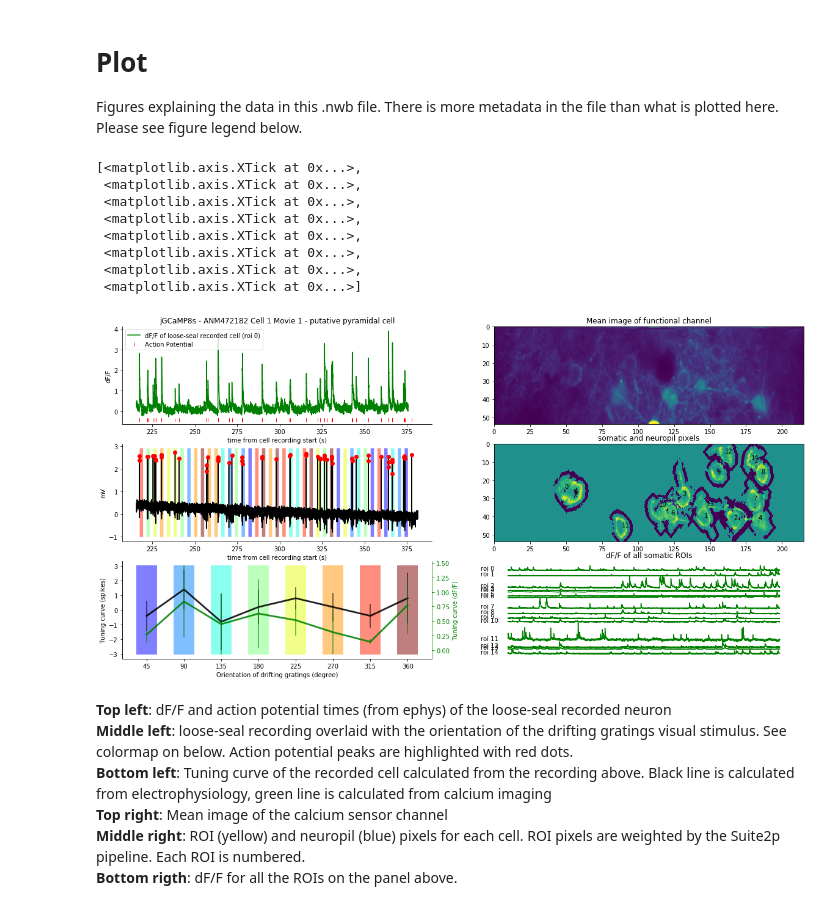
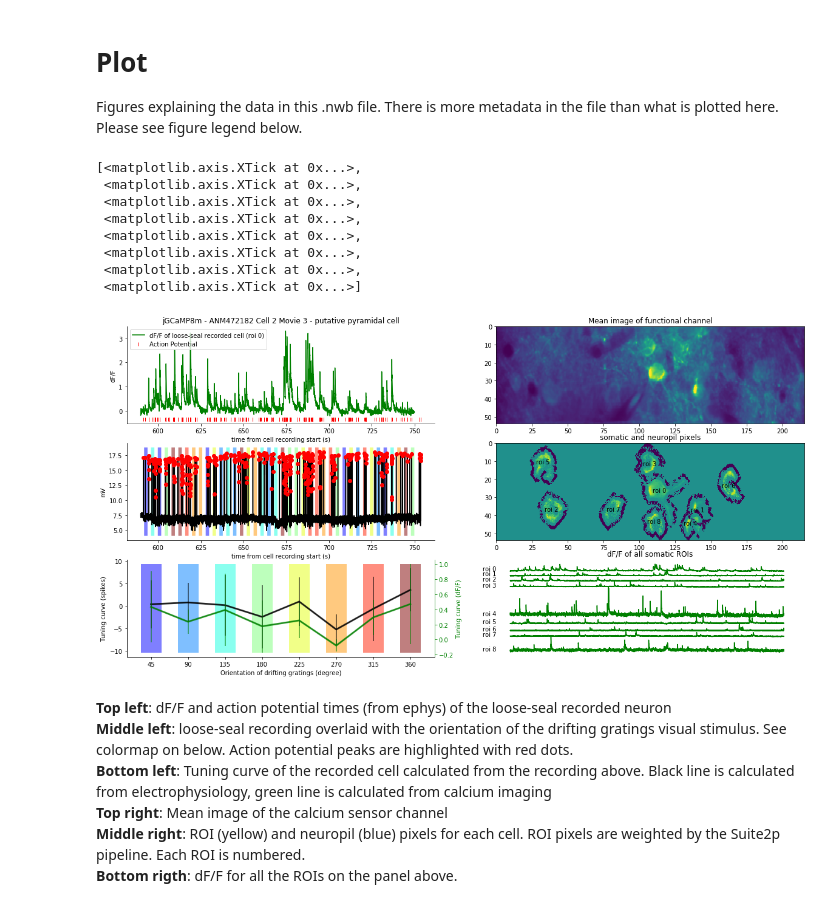
Before and after one commit to rozmar/jGCaMP8_mouse_cell_attached_pipeline, a Jupyter notebook: NWB_tutorial.ipynb, the cells around one changed output. Cells and saved outputs as stored; diff of their text form; code cells hidden in the pictures.

```diff
--- a/NWB_tutorial.ipynb
+++ b/NWB_tutorial.ipynb
@@ -110,6 +110,10 @@ The name of the sensor expressed by the recorded cell is also in the file name,
 sensor = 'jGCaMP8s' #name of the sensor in that experiment (jGCaMP8s/jGCaMP8m/jGCaMP8f/jGCaMP7f/XCaMPgf)
 subject_id = 472182 #ID of the mouse
 cell_number = 1     #ID of the cell in this subject
+
+sensor = 'jGCaMP8m' #name of the sensor in that experiment (jGCaMP8s/jGCaMP8m/jGCaMP8f/jGCaMP7f/XCaMPgf)
+subject_id = 479118 #ID of the mouse
+cell_number = 2    #ID of the cell in this subject
 
 gauss_filter_sigma = 10 #ms - only to make the final plot smoother
 
@@ -155,7 +159,7 @@ Fields:
 # Select a movie from the imaging planes.
 Available movie numbers are in the output of the cells above.
 # %%
-movie_number = 1
+movie_number = 3
 
 
 if 'Movie_{}'.format(movie_number) not in nwbfile.imaging_planes.keys():
@@ -335,22 +338,22 @@ The script below also calculates the tuning curve of the recorded neuron for thi
 angle_list = []
 apnum_list = []
 dff_list = []
-for stim_start_t_now,stim_end_t_now,a in zip(nwbfile.trials['start_time'].data[:],nwbfile.trials['stop_time'].data[:],nwbfile.trials['angle'].data[:]):
-    if stim_start_t_now>roi_time[0] and stim_start_t_now<roi_time[-1]:
-        angle_list.append(a)
-        visual_stim_ap_num = np.sum((ap_times>stim_start_t_now)&(ap_times<stim_end_t_now))
-        baseline_ap_num = np.sum((ap_times<stim_start_t_now)&(ap_times>stim_start_t_now-(stim_end_t_now-stim_start_t_now)))
-        apnum_list.append(visual_stim_ap_num-baseline_ap_num)
+needed_trials = nwbfile.trials['movie_number'].data[:] == movie_number # these are the relevant trials for this movie
+for stim_start_t_now,stim_end_t_now,a in zip(nwbfile.trials['start_time'].data[needed_trials],nwbfile.trials['stop_time'].data[needed_trials],nwbfile.trials['angle'].data[needed_trials]):
+    angle_list.append(a)
+    visual_stim_ap_num = np.sum((ap_times>stim_start_t_now)&(ap_times<stim_end_t_now))
+    baseline_ap_num = np.sum((ap_times<stim_start_t_now)&(ap_times>stim_start_t_now-(stim_end_t_now-stim_start_t_now)))
+    apnum_list.append(visual_stim_ap_num-baseline_ap_num)
 
-        stim_start_imaging = np.argmax(roi_time>stim_start_t_now)
-        if np.argmax(roi_time>stim_end_t_now)==0:
-            stim_end_imaging = len(roi_time)
-        else:
-            stim_end_imaging = np.argmax(roi_time>stim_end_t_now)
-        recorded_roi_f = f_corrected_of_recorded_cell[stim_start_imaging:stim_end_imaging]
-        recorded_roi_f0 = np.mean(f_corrected_of_recorded_cell[np.argmax(roi_time>stim_start_t_now-.7):np.argmax(roi_time>stim_start_t_now)])
-        recorded_roi_dff = (recorded_roi_f-recorded_roi_f0)/recorded_roi_f0
-        dff_list.append(np.mean(recorded_roi_dff[recorded_roi_dff>=np.percentile(recorded_roi_dff,75)]))
+    stim_start_imaging = np.argmax(roi_time>stim_start_t_now)
+    if np.argmax(roi_time>stim_end_t_now)==0:
+        stim_end_imaging = len(roi_time)
+    else:
+        stim_end_imaging = np.argmax(roi_time>stim_end_t_now)
+    recorded_roi_f = f_corrected_of_recorded_cell[stim_start_imaging:stim_end_imaging]
+    recorded_roi_f0 = np.mean(f_corrected_of_recorded_cell[np.argmax(roi_time>stim_start_t_now-.7):np.argmax(roi_time>stim_start_t_now)])
+    recorded_roi_dff = (recorded_roi_f-recorded_roi_f0)/recorded_roi_f0
+    dff_list.append(np.mean(recorded_roi_dff[recorded_roi_dff>=np.percentile(recorded_roi_dff,75)]))
 unique_angles = np.unique(angle_list)
 dff_mean_list = []
 dff_std_list = []
@@ -420,13 +423,13 @@ ax_visual_stim.spines['top'].set_visible(False)
 ax_visual_stim.spines['right'].set_visible(False)
 ax_visual_stim_dff.spines['top'].set_visible(False)
 
-ax_meanimage.imshow(mean_image_GCaMP)
-im_green = ax_meanimage.imshow(mean_image_GCaMP, extent=[0,mean_image_GCaMP.shape[1]*float(movie_pixel_size),mean_image_GCaMP.shape[0]*float(movie_pixel_size),0], aspect='auto')
+#ax_meanimage.imshow(mean_image_GCaMP)
+im_green = ax_meanimage.imshow(mean_image_GCaMP.T, extent=[0,mean_image_GCaMP.shape[0]*float(movie_pixel_size),mean_image_GCaMP.shape[1]*float(movie_pixel_size),0], aspect='auto')
 clim = np.percentile(mean_image_GCaMP.flatten(),[.1,99.9])
 im_green.set_clim(clim)
-im_rois = ax_roi_shape.imshow(roi_image, extent=[0,roi_image.shape[1]*float(movie_pixel_size),roi_image.shape[0]*float(movie_pixel_size),0], aspect='auto')
+im_rois = ax_roi_shape.imshow(roi_image.T, extent=[0,roi_image.shape[0]*float(movie_pixel_size),roi_image.shape[1]*float(movie_pixel_size),0], aspect='auto')
 for roi_i,center_idx in enumerate(roi_center_indices):
-    ax_roi_shape.text(np.median(center_idx[0])*movie_pixel_size,np.median(center_idx[1])*movie_pixel_size,'{}'.format(roi_i))
+    ax_roi_shape.text(np.median(center_idx[1])*movie_pixel_size,np.median(center_idx[0])*movie_pixel_size,'roi {}'.format(roi_i),ha="center", va="center")
 offset = 0
 for roi_i,dff in enumerate(roi_dff_list):
     offset -= np.percentile(dff,100)
@@ -448,34 +451,34 @@ for stim_start_t_now,stim_end_t_now,a in zip(nwbfile.trials['start_time'].data[:
                                     where= (ephys_time > stim_start_t_now) & (ephys_time < stim_end_t_now),
                                     facecolor=cmap(a/360), #orientation_colors[int(a/45 % 4 -1)],#
                                     alpha=0.5)
 
 
 
 ax_visual_stim.plot(unique_angles,ap_mean_list,'k-',linewidth = 3,alpha = .7)
 ax_visual_stim.errorbar(unique_angles,ap_mean_list,ap_std_list,color = 'black',alpha = .7)
 
 
 ax_visual_stim_dff.plot(unique_angles,dff_mean_list,'g-',linewidth = 3,alpha = .7)
 ax_visual_stim_dff.errorbar(unique_angles,dff_mean_list,dff_std_list,color = 'green',alpha = .7)
 
 y_limits_visual_stim = ax_visual_stim.get_ylim()
 width = 25#np.mean(np.diff(unique_angles))*.8
 for a in [45,90,135,180,225,270,315,360]:#range(0,370,10):#unique_angles:
     ax_visual_stim.bar(a,y_limits_visual_stim,width = width,color = cmap(a/360) ,alpha = .5) #cmap(a/360)  orientation_colors[int(a/45 % 4 -1)]
 
 ax_visual_stim.set_xticks(unique_angles)
 
 #io.close()
 # %% [output]
 [<matplotlib.axis.XTick at 0x...>,
  <matplotlib.axis.XTick at 0x...>,
  <matplotlib.axis.XTick at 0x...>,
  <matplotlib.axis.XTick at 0x...>,
  <matplotlib.axis.XTick at 0x...>,
  <matplotlib.axis.XTick at 0x...>,
  <matplotlib.axis.XTick at 0x...>,
  <matplotlib.axis.XTick at 0x...>]
-[figure, old version]
+[figure, new version]
 # %% [markdown]
 **Top left**: dF/F and action potential times (from ephys) of the loose-seal recorded neuron <br>
 **Middle left**: loose-seal recording overlaid with the orientation of the drifting gratings visual stimulus. See colormap on below. Action potential peaks are highlighted with red dots. <br>
```
Also changed, not shown: parts of 11 cells of this notebook.
